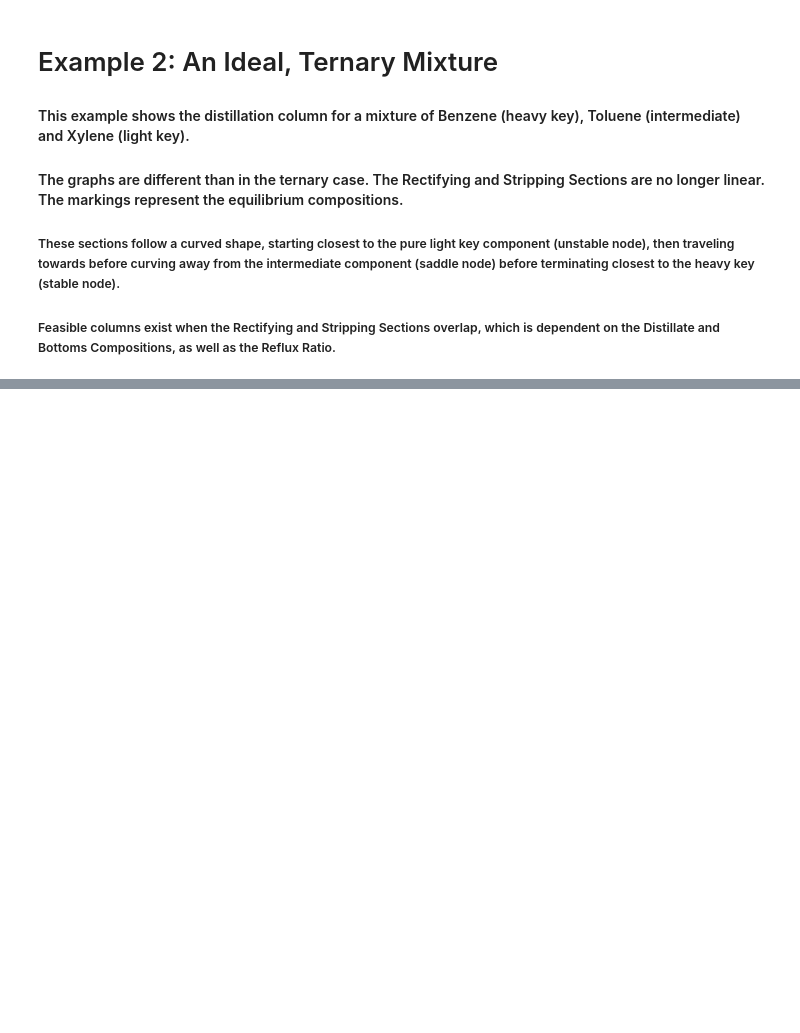
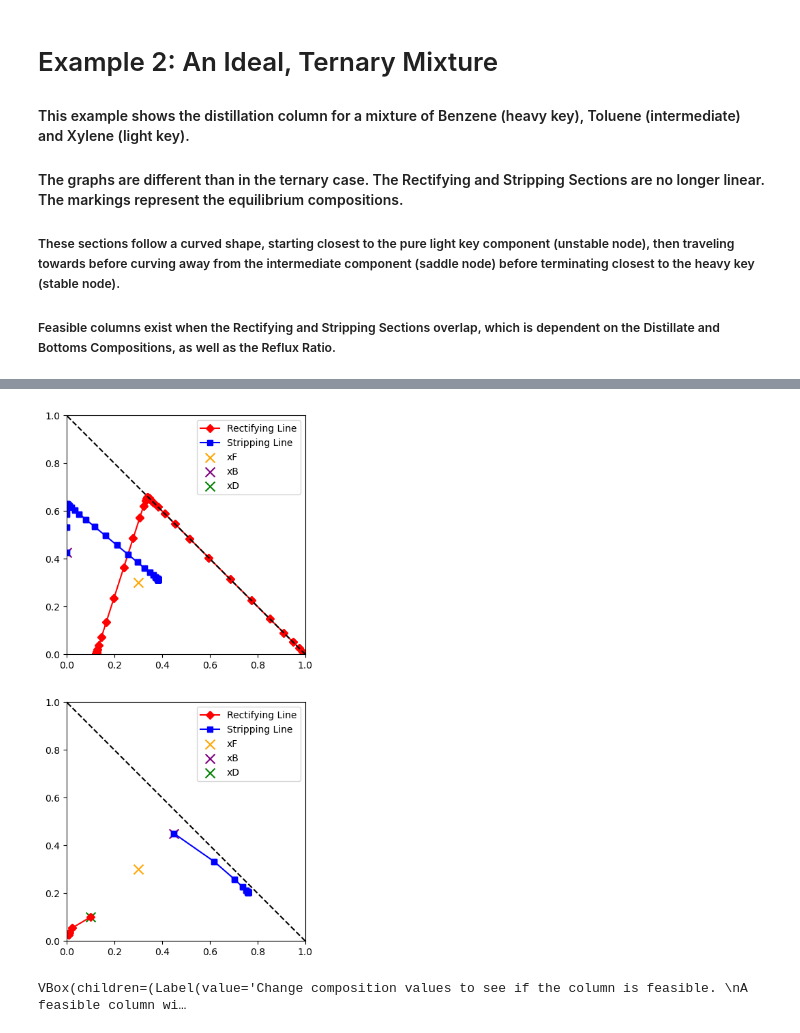
Before and after one commit to AMKCode/ExtractiveDistillationSimulator, a Jupyter notebook: src/Example2.ipynb, the cells around one changed output, grey strips where cells are left out. Cells and saved outputs as stored; diff of their text form; code cells hidden in the pictures; blank space fills up the shorter version.

```diff
--- a/src/Example2.ipynb
+++ b/src/Example2.ipynb
@@ -184 +194,24 @@ display(layout1)
+# %%
+#Show different splits
+
+
+fig, ax = plt.subplots(2,1,figsize= (5,10))
+
+#Possible case
+xF = np.array([0.3, 0.3, 0.4])
+xD = np.array([0.990, 0.0100, 1e-10])
+xB = np.array([1e-5, 0.4261,0.5749])
+R = 2
+distillation_model = DistillationModelTernary(TolBenXylSys, xF = xF, xD = xD, xB = xB, reflux = R)
+distillation_model.plot_rect_strip_comp(ax[0])
+
+#Impossible case
+xF = np.array([0.3, 0.3, 0.4])
+xD = np.array([0.1, 0.1, 0.8])
+xB = np.array([0.45, 0.45,0.1])
+R = 2
+distillation_model = DistillationModelTernary(TolBenXylSys, xF = xF, xD = xD, xB = xB, reflux = R)
+distillation_model.plot_rect_strip_comp(ax[1])
+# %% [output]
+[figure, added]
 # %%
@@ -213,20 +246,22 @@ display(layout1)
 # %%
-# def on_go_button_click(b):
-#     with out_oplines:
-#         clear_output(wait=True)
-#         plt.close('all')  # Close all open matplotlib plots
-#         plot_rect_strip_ex2(R=1.5)
+def on_go_button_click(b):
+    with out_oplines:
+        clear_output(wait=True)
+        plt.close('all')  # Close all open matplotlib plots
+        plot_rect_strip_ex2(R=1.5)
 
-# go_button = Button(description='Generate Plot')
-# go_button.on_click(on_go_button_click)
+go_button = Button(description='Generate Plot')
+go_button.on_click(on_go_button_click)
 
-# title_label = widgets.Label(value="Change composition values to see if the column is feasible. \n"
-# "A feasible column will have intersecting Rectifying and Stripping Lines.", style={'font-weight': 'bold'})
+title_label = widgets.Label(value="Change composition values to see if the column is feasible. \n"
+"A feasible column will have intersecting Rectifying and Stripping Lines.", style={'font-weight': 'bold'})
 
-# layout = VBox([
-#     title_label,
-#     HBox([xD1_slider, xD2_slider]),
-#     HBox([xF1_slider, xF2_slider, go_button]),
-#     out_oplines
-#     ])
-# display(layout)
+layout = VBox([
+    title_label,
+    HBox([xD1_slider, xD2_slider]),
+    HBox([xF1_slider, xF2_slider, go_button]),
+    out_oplines
+    ])
+display(layout)
+# %% [output]
+VBox(children=(Label(value='Change composition values to see if the column is feasible. \nA feasible column wi…
```
Also changed, not shown: parts of 6 cells of this notebook.
